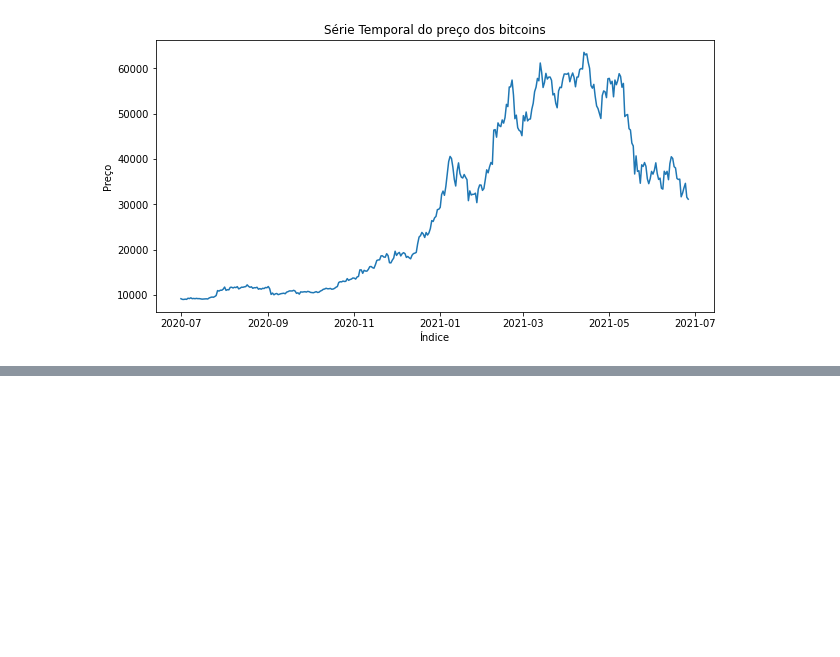
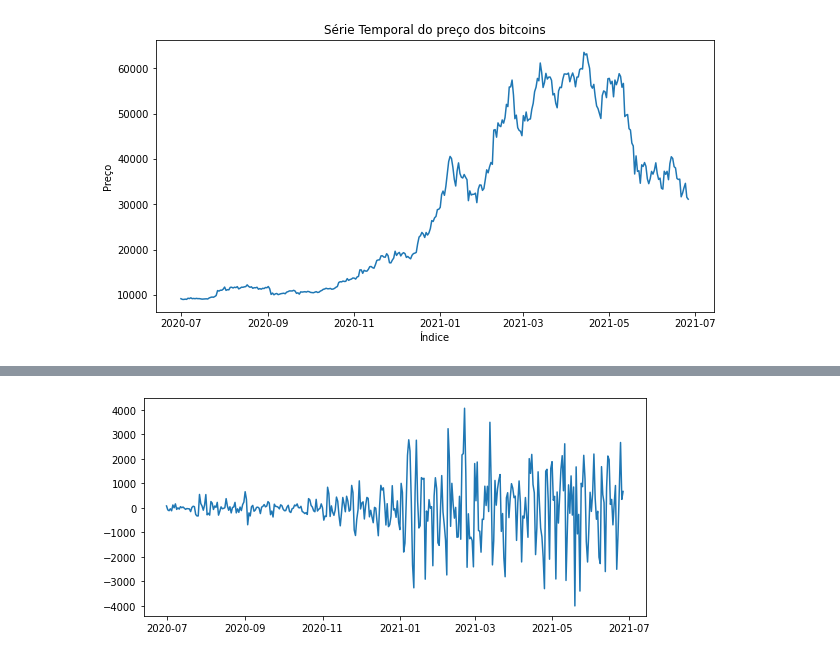
Before and after one commit to prbpedro/tcc_puc, a Jupyter notebook: src/2_pre_processing_btc_historical_data.ipynb, the cells around one changed output, grey strips where cells are left out. Cells and saved outputs as stored; diff of their text form; code cells hidden in the pictures; blank space fills up the shorter version.

```diff
--- a/src/2_pre_processing_btc_historical_data.ipynb
+++ b/src/2_pre_processing_btc_historical_data.ipynb
@@ -52,0 +72,8 @@ Text(0, 0.5, 'Preço')
+# %%
+# Removing Trend
+
+detrended = decomposicao_aditiva.resid + decomposicao_aditiva.seasonal
+plt.plot(detrended)
+plt.show()
+# %% [output]
+[figure, added]
```
Also changed, not shown: parts of 7 cells of this notebook, 5 other files.
